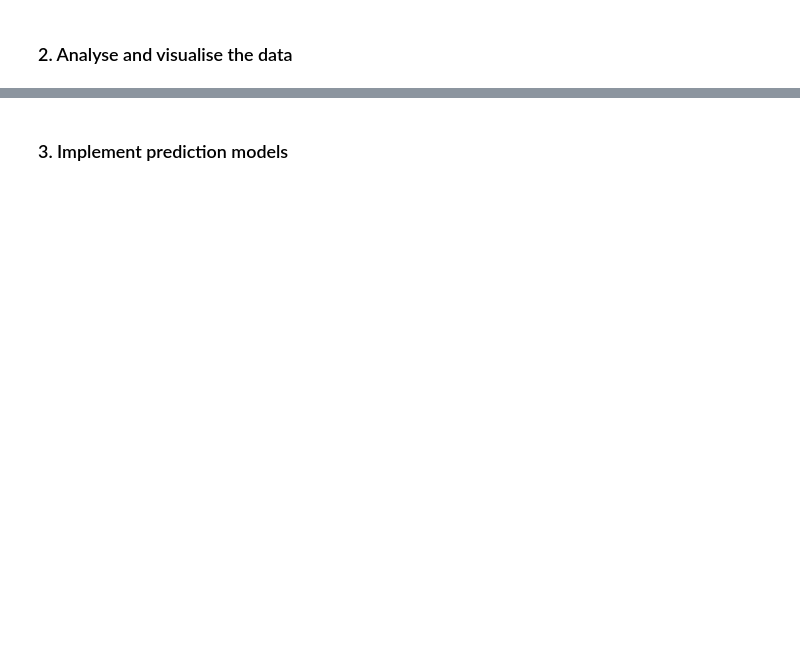
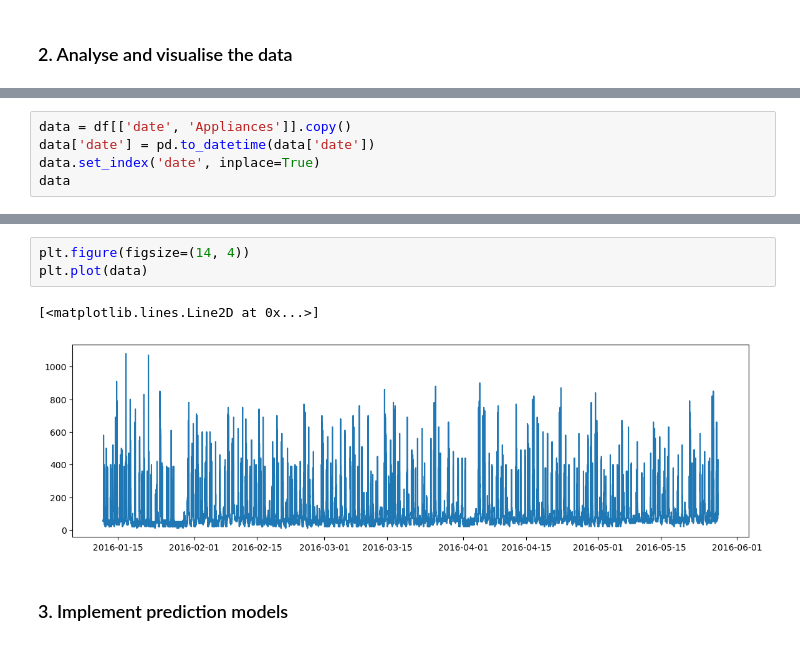
Before and after one commit to secary/compsci7306, a Jupyter notebook: mbd_a2/a1942340_dongjuma_assign2.ipynb, the cells around one changed output, grey strips where cells are left out. Saved outputs shown, nothing was run; the diff lists cells and outputs as text; blank space fills up the shorter version.

```diff
--- a/mbd_a2/a1942340_dongjuma_assign2.ipynb
+++ b/mbd_a2/a1942340_dongjuma_assign2.ipynb
@@ -32,0 +86,5 @@ df.describe()
+# %%
+data = df[['date', 'Appliances']].copy()
+data['date'] = pd.to_datetime(data['date'])
+data.set_index('date', inplace=True)
+data
@@ -33,2 +106,8 @@ df.describe()
+# %%
+plt.figure(figsize=(14, 4))
+plt.plot(data)
+# %% [output]
+[<matplotlib.lines.Line2D at 0x...>]
+[figure, added]
 # %% [markdown]
 ### 3. Implement prediction models
```
Also changed, not shown: parts of 11 cells of this notebook.
